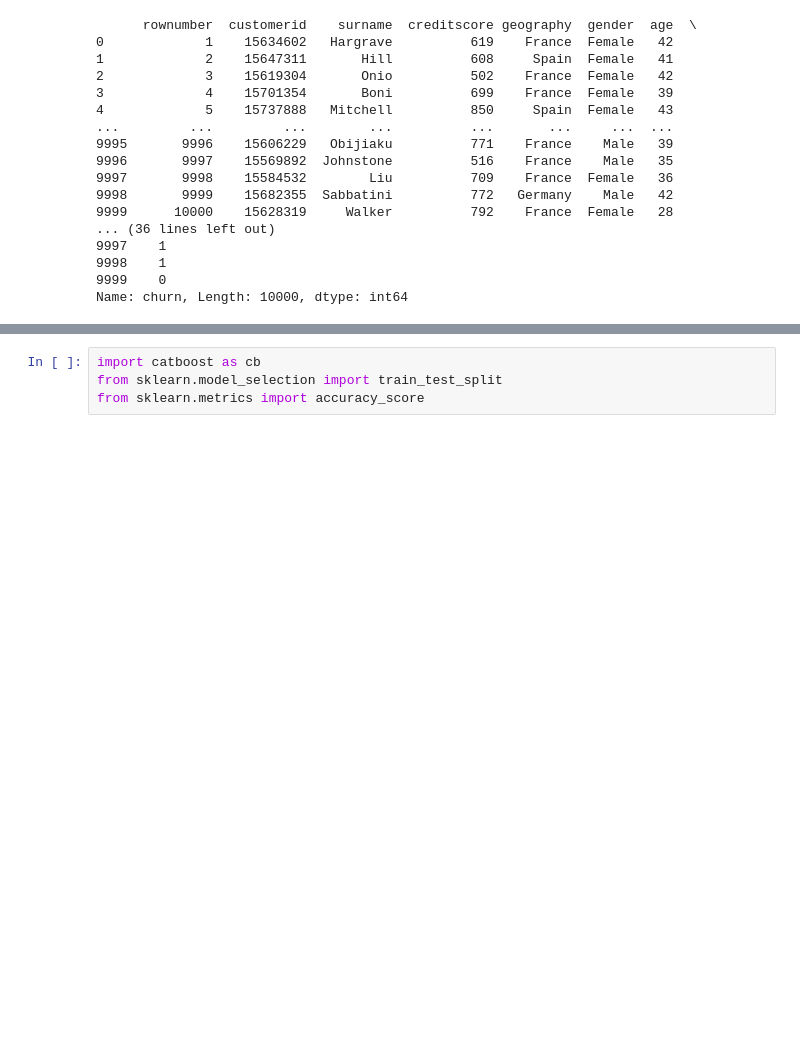
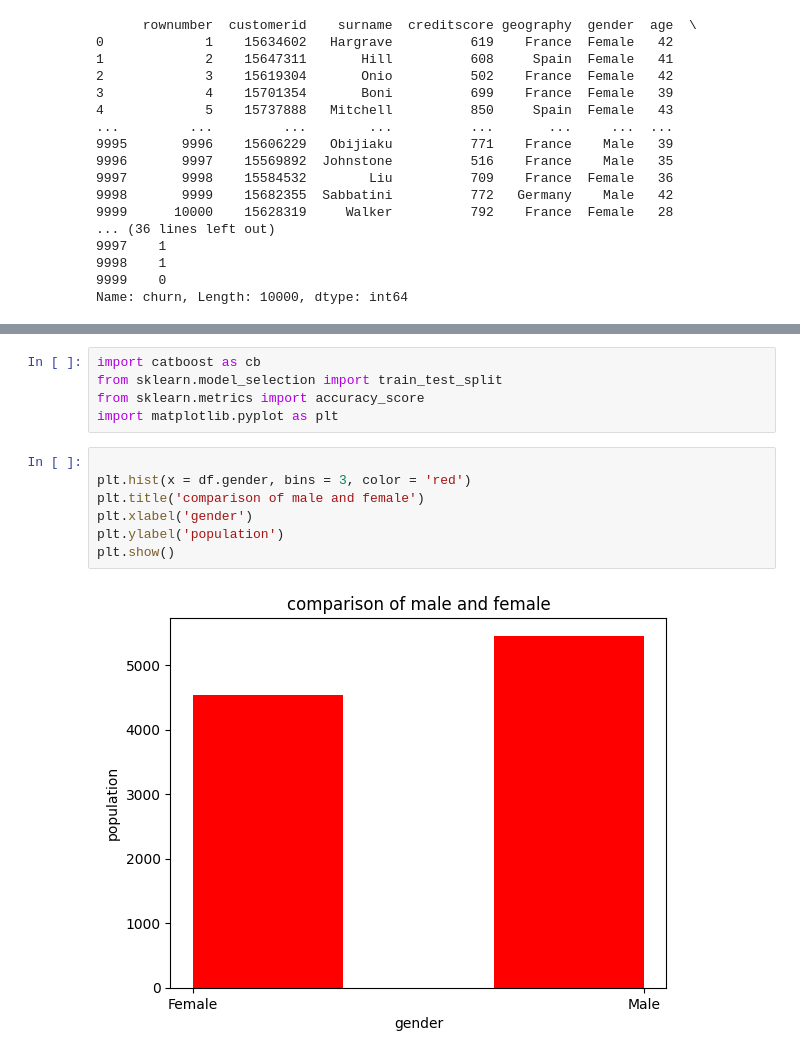
Before and after one commit to Srivadhsan/Srivadhsan, a Jupyter notebook: app.ipynb, the cells around one changed output, grey strips where cells are left out. Drawn from its saved outputs; the diff is of its cells as text; blank space fills up the shorter version.

```diff
--- a/app.ipynb
+++ b/app.ipynb
@@ -148,3 +130,13 @@ Successfully installed catboost-1.2.7
 import catboost as cb
 from sklearn.model_selection import train_test_split
 from sklearn.metrics import accuracy_score
+import matplotlib.pyplot as plt
+# %%
+
+plt.hist(x = df.gender, bins = 3, color = 'red')
+plt.title('comparison of male and female')
+plt.xlabel('gender')
+plt.ylabel('population')
+plt.show()
+# %% [output]
+[figure, added]
```
Also changed, not shown: parts of 26 cells of this notebook.
